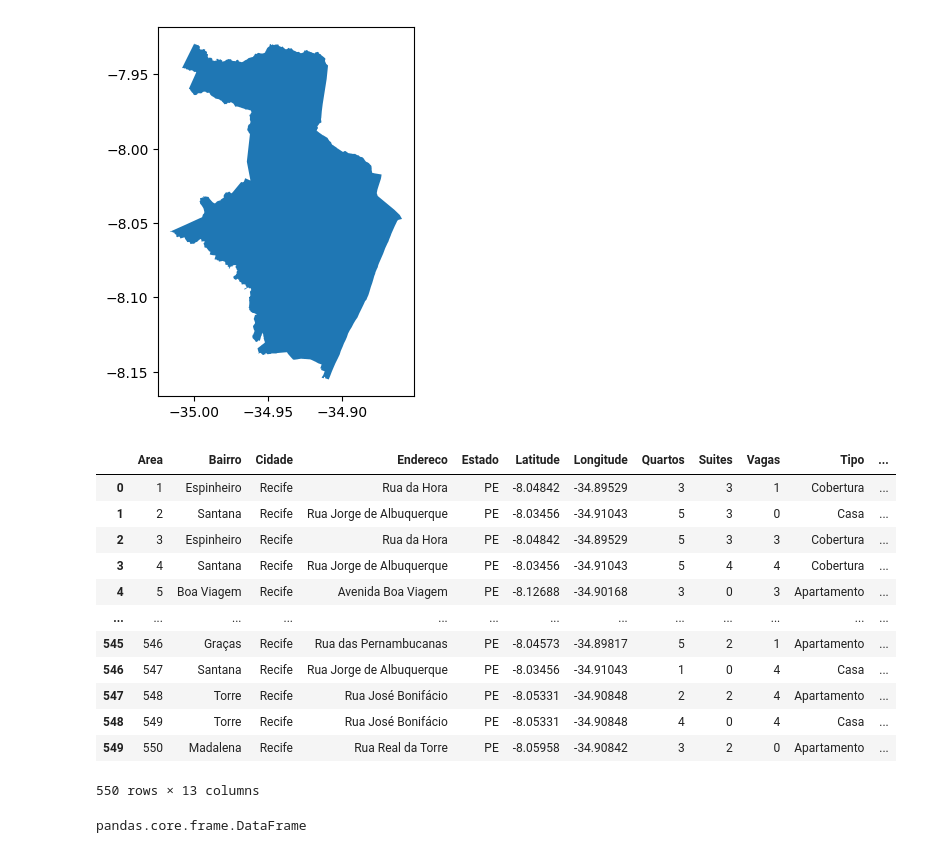
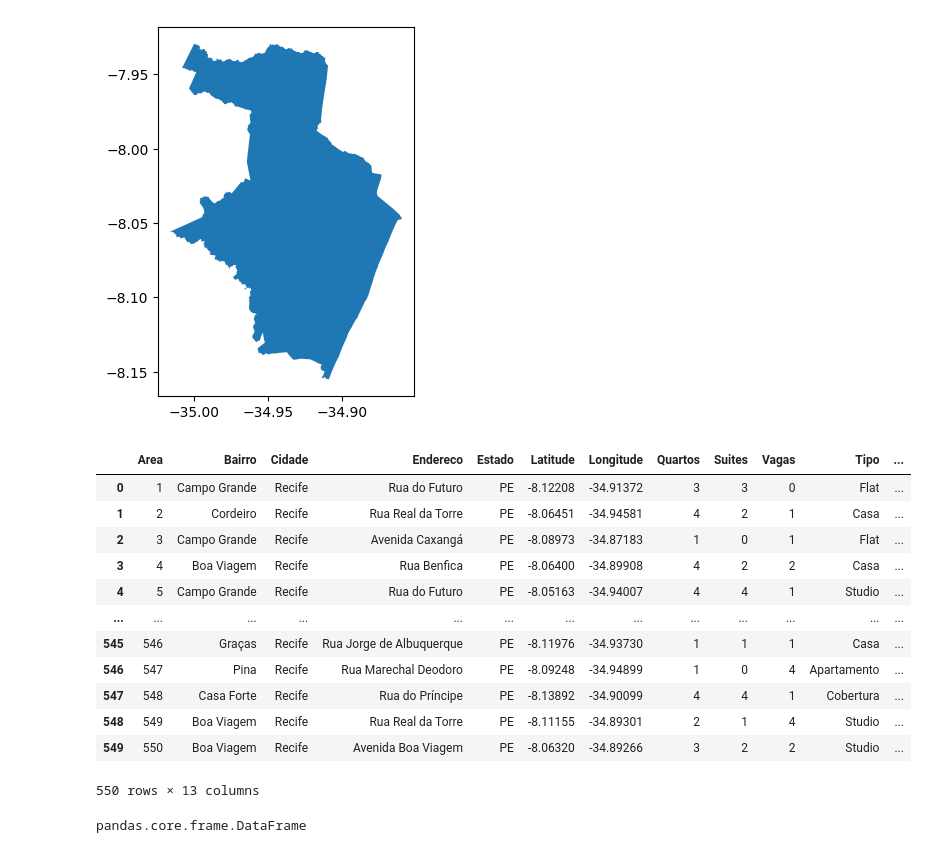
Before and after one commit to Jgabriel1800/an-lise-grafica-Recife, a Jupyter notebook: analise_geografica.ipynb, the cells around one changed output. Drawn from its saved outputs; the diff is of its cells as text; code cells hidden in the pictures.

```diff
--- a/analise_geografica.ipynb
+++ b/analise_geografica.ipynb
@@ -43,21 +43,22 @@ pe_munic.plot()
 <Axes: >
 [figure]
 # %%
-df=pd.read_csv("/content/drive/MyDrive/imoveis_recife_550.csv")
+df = pd.read_csv("/content/drive/MyDrive/imoveis_recife.csv", delimiter="\t")
+df.to_csv("imoveis_recife_corrigido.csv", index=False, sep=",")
 df
 # %% [output]
 |  | Area | Bairro | Cidade | Endereco | Estado | Latitude | Longitude | Quartos | Suites | Vagas | Tipo | ... |
-| 0 | 1 | Espinheiro | Recife | Rua da Hora | PE | -8.04842 | -34.89529 | 3 | 3 | 1 | Cobertura | ... |
-| 1 | 2 | Santana | Recife | Rua Jorge de Albuquerque | PE | -8.03456 | -34.91043 | 5 | 3 | 0 | Casa | ... |
-| 2 | 3 | Espinheiro | Recife | Rua da Hora | PE | -8.04842 | -34.89529 | 5 | 3 | 3 | Cobertura | ... |
-| 3 | 4 | Santana | Recife | Rua Jorge de Albuquerque | PE | -8.03456 | -34.91043 | 5 | 4 | 4 | Cobertura | ... |
-| 4 | 5 | Boa Viagem | Recife | Avenida Boa Viagem | PE | -8.12688 | -34.90168 | 3 | 0 | 3 | Apartamento | ... |
+| 0 | 1 | Campo Grande | Recife | Rua do Futuro | PE | -8.12208 | -34.91372 | 3 | 3 | 0 | Flat | ... |
+| 1 | 2 | Cordeiro | Recife | Rua Real da Torre | PE | -8.06451 | -34.94581 | 4 | 2 | 1 | Casa | ... |
+| 2 | 3 | Campo Grande | Recife | Avenida Caxangá | PE | -8.08973 | -34.87183 | 1 | 0 | 1 | Flat | ... |
+| 3 | 4 | Boa Viagem | Recife | Rua Benfica | PE | -8.06400 | -34.89908 | 4 | 2 | 2 | Casa | ... |
+| 4 | 5 | Campo Grande | Recife | Rua do Futuro | PE | -8.05163 | -34.94007 | 4 | 4 | 1 | Studio | ... |
 | ... | ... | ... | ... | ... | ... | ... | ... | ... | ... | ... | ... | ... |
-| 545 | 546 | Graças | Recife | Rua das Pernambucanas | PE | -8.04573 | -34.89817 | 5 | 2 | 1 | Apartamento | ... |
-| 546 | 547 | Santana | Recife | Rua Jorge de Albuquerque | PE | -8.03456 | -34.91043 | 1 | 0 | 4 | Casa | ... |
-| 547 | 548 | Torre | Recife | Rua José Bonifácio | PE | -8.05331 | -34.90848 | 2 | 2 | 4 | Apartamento | ... |
-| 548 | 549 | Torre | Recife | Rua José Bonifácio | PE | -8.05331 | -34.90848 | 4 | 0 | 4 | Casa | ... |
-| 549 | 550 | Madalena | Recife | Rua Real da Torre | PE | -8.05958 | -34.90842 | 3 | 2 | 0 | Apartamento | ... |
+| 545 | 546 | Graças | Recife | Rua Jorge de Albuquerque | PE | -8.11976 | -34.93730 | 1 | 1 | 1 | Casa | ... |
+| 546 | 547 | Pina | Recife | Rua Marechal Deodoro | PE | -8.09248 | -34.94899 | 1 | 0 | 4 | Apartamento | ... |
+| 547 | 548 | Casa Forte | Recife | Rua do Príncipe | PE | -8.13892 | -34.90099 | 4 | 4 | 1 | Cobertura | ... |
+| 548 | 549 | Boa Viagem | Recife | Rua Real da Torre | PE | -8.11155 | -34.89301 | 2 | 1 | 4 | Studio | ... |
+| 549 | 550 | Boa Viagem | Recife | Avenida Boa Viagem | PE | -8.06320 | -34.89266 | 3 | 2 | 2 | Studio | ... |
 550 rows × 13 columns
 # %%
 type(df)
```
Also changed, not shown: parts of 13 cells of this notebook.
